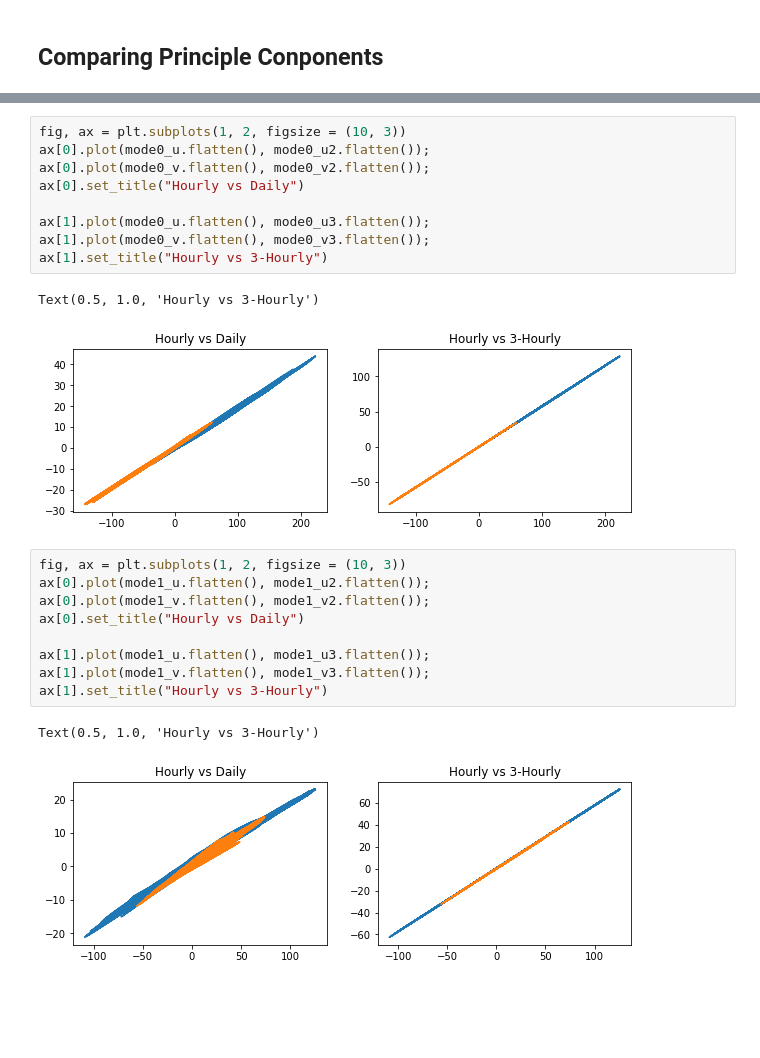
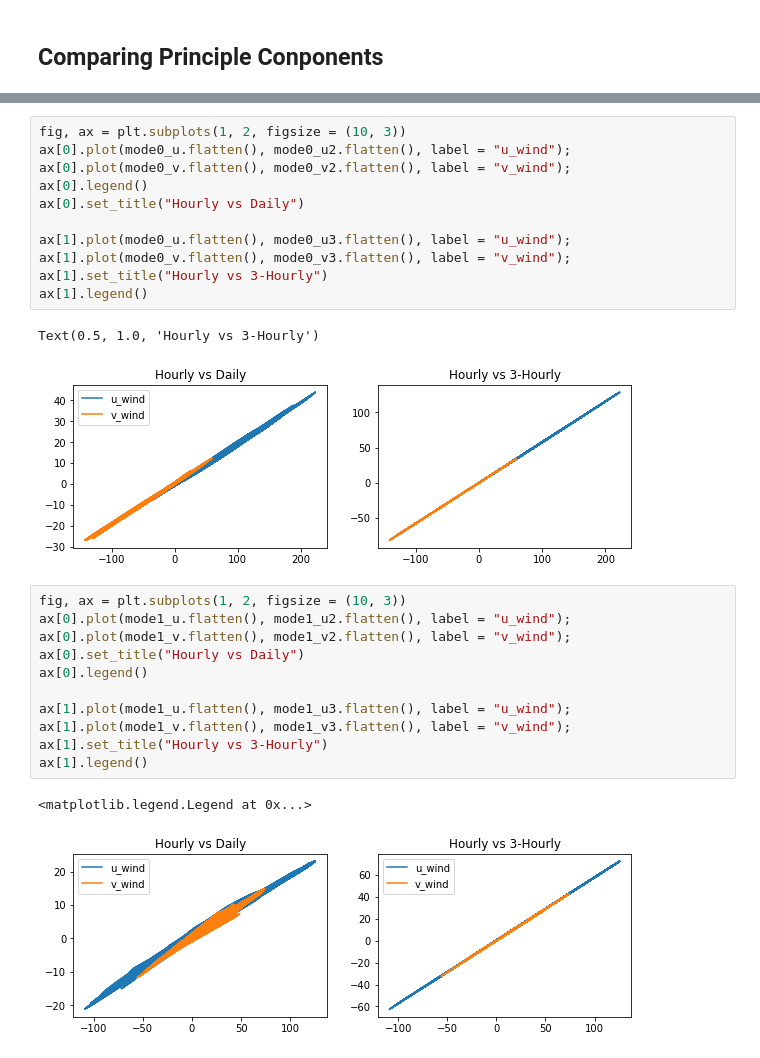
Before and after one commit to UBC-MOAD/analysis-armaan, a Jupyter notebook: notebooks/introWindPCA.ipynb, the cells around one changed output, grey strips where cells are left out. Drawn from its saved outputs; the diff is of its cells as text; blank space fills up the shorter version.

```diff
--- a/notebooks/introWindPCA.ipynb
+++ b/notebooks/introWindPCA.ipynb
@@ -348,26 +396,30 @@ print(np.mean( np.absolute(mode2_u - mode2_u2) ))
 # %%
 fig, ax = plt.subplots(1, 2, figsize = (10, 3))
-ax[0].plot(mode0_u.flatten(), mode0_u2.flatten());
-ax[0].plot(mode0_v.flatten(), mode0_v2.flatten());
+ax[0].plot(mode0_u.flatten(), mode0_u2.flatten(), label = "u_wind");
+ax[0].plot(mode0_v.flatten(), mode0_v2.flatten(), label = "v_wind");
+ax[0].legend()
 ax[0].set_title("Hourly vs Daily")
 
-ax[1].plot(mode0_u.flatten(), mode0_u3.flatten());
-ax[1].plot(mode0_v.flatten(), mode0_v3.flatten());
+ax[1].plot(mode0_u.flatten(), mode0_u3.flatten(), label = "u_wind");
+ax[1].plot(mode0_v.flatten(), mode0_v3.flatten(), label = "v_wind");
 ax[1].set_title("Hourly vs 3-Hourly")
+ax[1].legend()
 # %% [output]
 Text(0.5, 1.0, 'Hourly vs 3-Hourly')
-[figure, old version]
+[figure, new version]
 # %%
 fig, ax = plt.subplots(1, 2, figsize = (10, 3))
-ax[0].plot(mode1_u.flatten(), mode1_u2.flatten());
-ax[0].plot(mode1_v.flatten(), mode1_v2.flatten());
+ax[0].plot(mode1_u.flatten(), mode1_u2.flatten(), label = "u_wind");
+ax[0].plot(mode1_v.flatten(), mode1_v2.flatten(), label = "v_wind");
 ax[0].set_title("Hourly vs Daily")
+ax[0].legend()
 
-ax[1].plot(mode1_u.flatten(), mode1_u3.flatten());
-ax[1].plot(mode1_v.flatten(), mode1_v3.flatten());
+ax[1].plot(mode1_u.flatten(), mode1_u3.flatten(), label = "u_wind");
+ax[1].plot(mode1_v.flatten(), mode1_v3.flatten(), label = "v_wind");
 ax[1].set_title("Hourly vs 3-Hourly")
+ax[1].legend()
 # %% [output]
-Text(0.5, 1.0, 'Hourly vs 3-Hourly')
+<matplotlib.legend.Legend at 0x...>
-[figure, old version]
+[figure, new version]
 # %%
 fig, ax = plt.subplots(1, 2, figsize = (10, 3))
```
Also changed, not shown: parts of 22 cells of this notebook.
